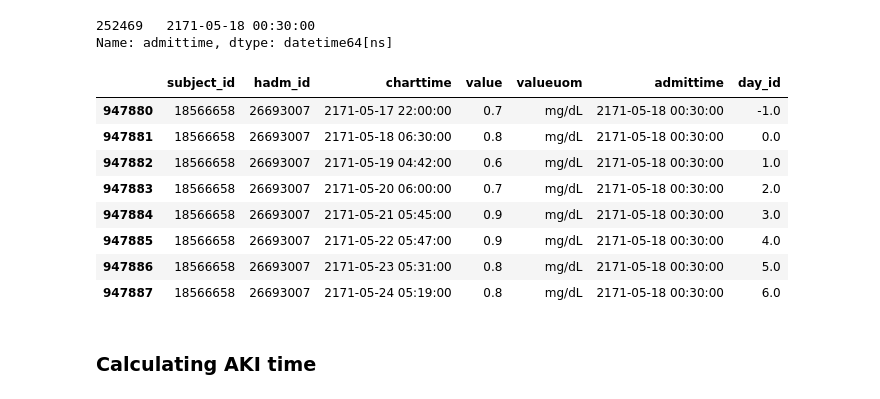
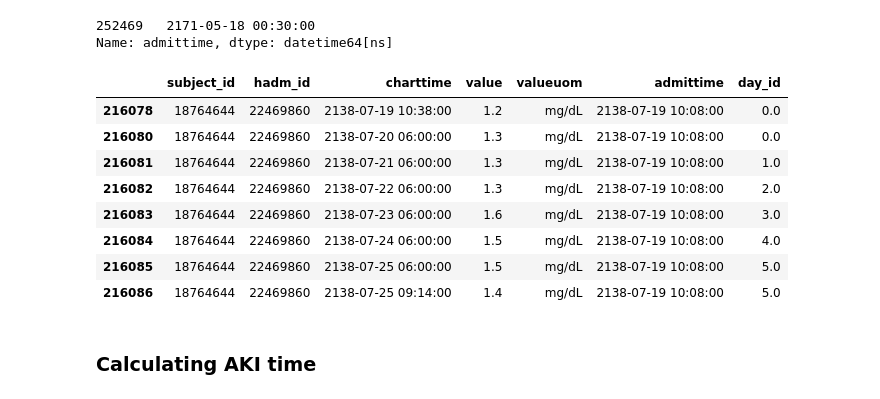
Before and after one commit to maslenkovas/aki_prediction, a Jupyter notebook: preprocessing.ipynb, the cells around one changed output. Drawn from its saved outputs; the diff is of its cells as text; code cells hidden in the pictures.

```diff
--- a/preprocessing.ipynb
+++ b/preprocessing.ipynb
@@ -8,6 +8,7 @@ import numpy as np
 import pandas as pd
 import pickle5 as pickle
 # %%
-CURR_PATH = os.getcwd()
+# CURR_PATH = os.getcwd()
+CURR_PATH = '/home/svetlanamaslenkova/Documents/AKI_deep/LSTM'
 DATA_PATH = '/home/svetlanamaslenkova/Documents/data/'
 DF_PATH = CURR_PATH +'/dataframes/'
@@ -642,23 +645,26 @@ labevents_creatinine.head()
 # %%
 with open(PKL_PATH + 'labevents_creatinine.pkl', 'wb') as f:
     pickle.dump(labevents_creatinine, f, protocol=pickle.HIGHEST_PROTOCOL)
+# %%
+with open(PKL_PATH + 'labevents_creatinine.pkl', 'rb') as f:
+    labevents_creatinine = pickle.load(f)
 # %%
 data_admissions[data_admissions.hadm_id==26693007].admittime
 # %% [output]
 252469   2171-05-18 00:30:00
 Name: admittime, dtype: datetime64[ns]
 # %%
-labevents_creatinine[labevents_creatinine.hadm_id==26693007]
+labevents_creatinine[labevents_creatinine.hadm_id==22469860]
 # %% [output]
 |  | subject_id | hadm_id | charttime | value | valueuom | admittime | day_id |
-| 947880 | 18566658 | 26693007 | 2171-05-17 22:00:00 | 0.7 | mg/dL | 2171-05-18 00:30:00 | -1.0 |
-| 947881 | 18566658 | 26693007 | 2171-05-18 06:30:00 | 0.8 | mg/dL | 2171-05-18 00:30:00 | 0.0 |
-| 947882 | 18566658 | 26693007 | 2171-05-19 04:42:00 | 0.6 | mg/dL | 2171-05-18 00:30:00 | 1.0 |
-| 947883 | 18566658 | 26693007 | 2171-05-20 06:00:00 | 0.7 | mg/dL | 2171-05-18 00:30:00 | 2.0 |
-| 947884 | 18566658 | 26693007 | 2171-05-21 05:45:00 | 0.9 | mg/dL | 2171-05-18 00:30:00 | 3.0 |
-| 947885 | 18566658 | 26693007 | 2171-05-22 05:47:00 | 0.9 | mg/dL | 2171-05-18 00:30:00 | 4.0 |
-| 947886 | 18566658 | 26693007 | 2171-05-23 05:31:00 | 0.8 | mg/dL | 2171-05-18 00:30:00 | 5.0 |
-| 947887 | 18566658 | 26693007 | 2171-05-24 05:19:00 | 0.8 | mg/dL | 2171-05-18 00:30:00 | 6.0 |
+| 216078 | 18764644 | 22469860 | 2138-07-19 10:38:00 | 1.2 | mg/dL | 2138-07-19 10:08:00 | 0.0 |
+| 216080 | 18764644 | 22469860 | 2138-07-20 06:00:00 | 1.3 | mg/dL | 2138-07-19 10:08:00 | 0.0 |
+| 216081 | 18764644 | 22469860 | 2138-07-21 06:00:00 | 1.3 | mg/dL | 2138-07-19 10:08:00 | 1.0 |
+| 216082 | 18764644 | 22469860 | 2138-07-22 06:00:00 | 1.3 | mg/dL | 2138-07-19 10:08:00 | 2.0 |
+| 216083 | 18764644 | 22469860 | 2138-07-23 06:00:00 | 1.6 | mg/dL | 2138-07-19 10:08:00 | 3.0 |
+| 216084 | 18764644 | 22469860 | 2138-07-24 06:00:00 | 1.5 | mg/dL | 2138-07-19 10:08:00 | 4.0 |
+| 216085 | 18764644 | 22469860 | 2138-07-25 06:00:00 | 1.5 | mg/dL | 2138-07-19 10:08:00 | 5.0 |
+| 216086 | 18764644 | 22469860 | 2138-07-25 09:14:00 | 1.4 | mg/dL | 2138-07-19 10:08:00 | 5.0 |
 # %% [markdown]
 ### Calculating AKI time
 # %%
```
Also changed, not shown: parts of 81 cells of this notebook, 3 other files.
